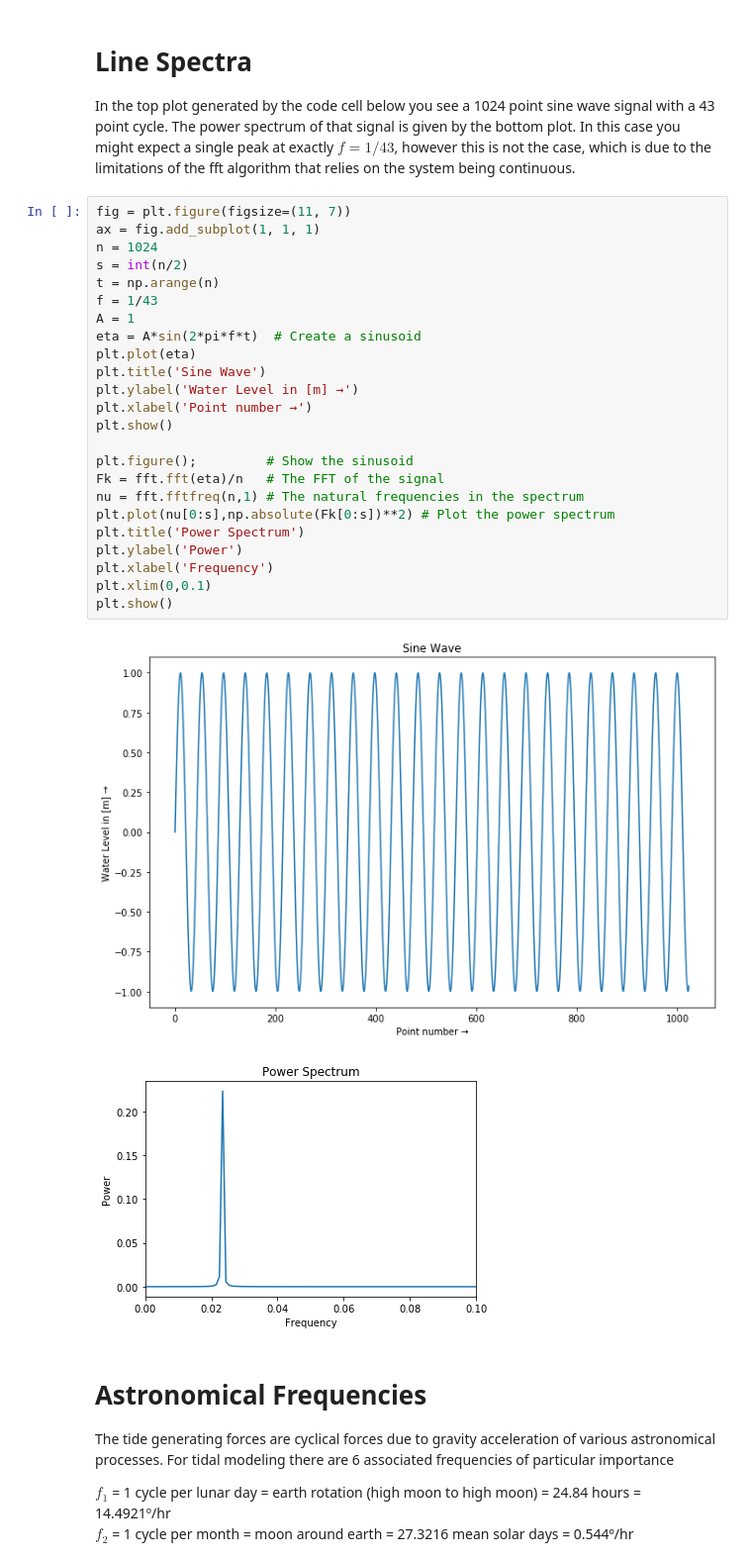
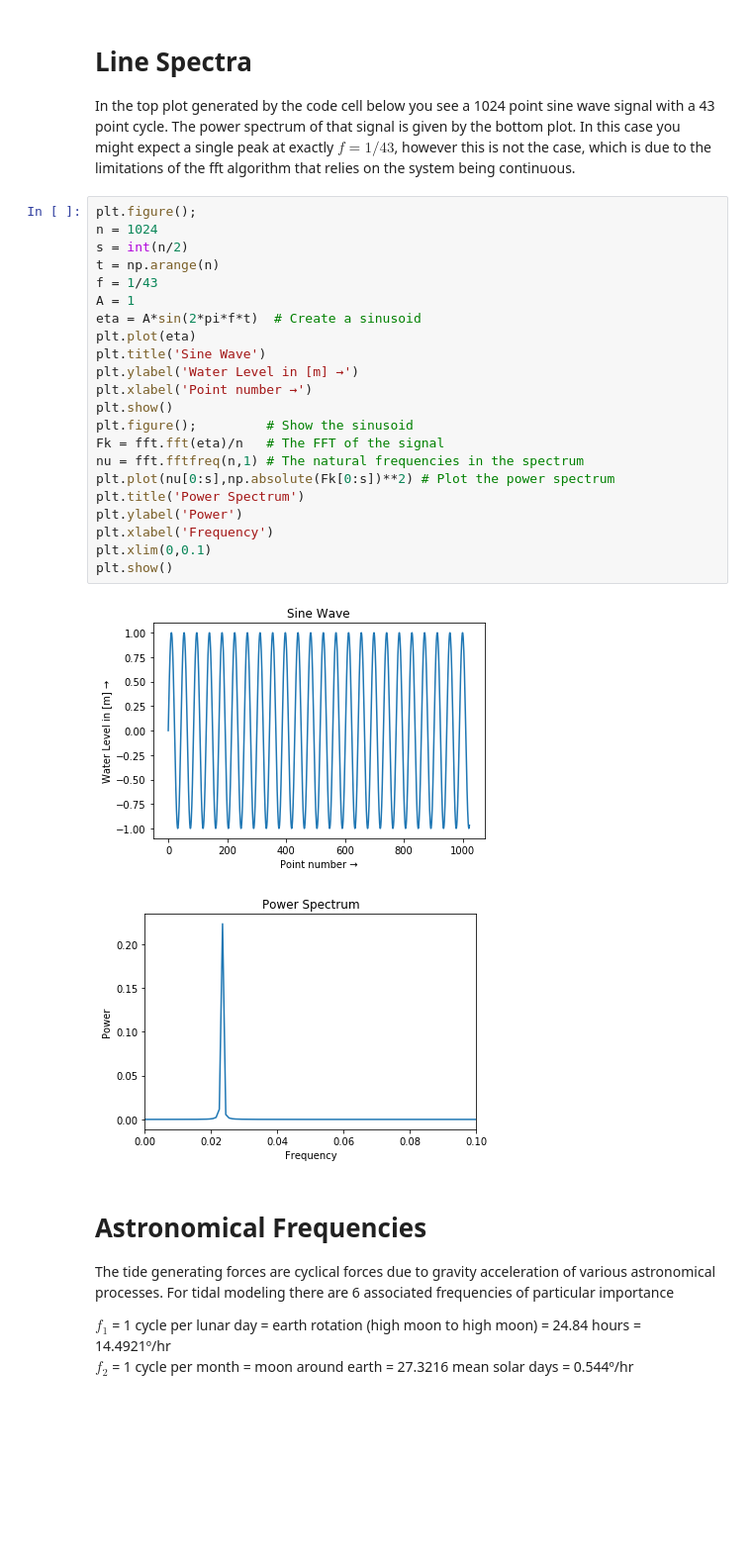
Before and after one commit to semmed/ESCI_OE_875_Public, a Jupyter notebook: 20200402_Tidal_Analysis_using_UTide.ipynb, the cells around one changed output. Shown at 99% size. Cells and saved outputs as stored; diff of their text form; blank space fills up the shorter version.

```diff
--- a/20200402_Tidal_Analysis_using_UTide.ipynb
+++ b/20200402_Tidal_Analysis_using_UTide.ipynb
@@ -127,31 +119,29 @@ where:
 
 In the top plot generated by the code cell below you see a 1024 point sine wave signal with a 43 point cycle. The power spectrum of that signal is given by the bottom plot. In this case you might expect a single peak at exactly $f=1/43$, however this is not the case, which is due to the limitations of the fft algorithm that relies on the system being continuous.
 # %%
-fig = plt.figure(figsize=(11, 7))
-ax = fig.add_subplot(1, 1, 1)
+plt.figure();
 n = 1024
 s = int(n/2)
 t = np.arange(n)
 f = 1/43
 A = 1
 eta = A*sin(2*pi*f*t)  # Create a sinusoid
 plt.plot(eta)
 plt.title('Sine Wave')
 plt.ylabel('Water Level in [m] →')
 plt.xlabel('Point number →')
 plt.show()
-
 plt.figure();         # Show the sinusoid
 Fk = fft.fft(eta)/n   # The FFT of the signal
 nu = fft.fftfreq(n,1) # The natural frequencies in the spectrum
 plt.plot(nu[0:s],np.absolute(Fk[0:s])**2) # Plot the power spectrum
 plt.title('Power Spectrum')
 plt.ylabel('Power')
 plt.xlabel('Frequency')
 plt.xlim(0,0.1)
 plt.show()
 # %% [output]
-[figure, old version]
+[figure, new version]
 [figure]
 # %% [markdown]
 # Astronomical Frequencies
```
Also changed, not shown: parts of 22 cells of this notebook.
